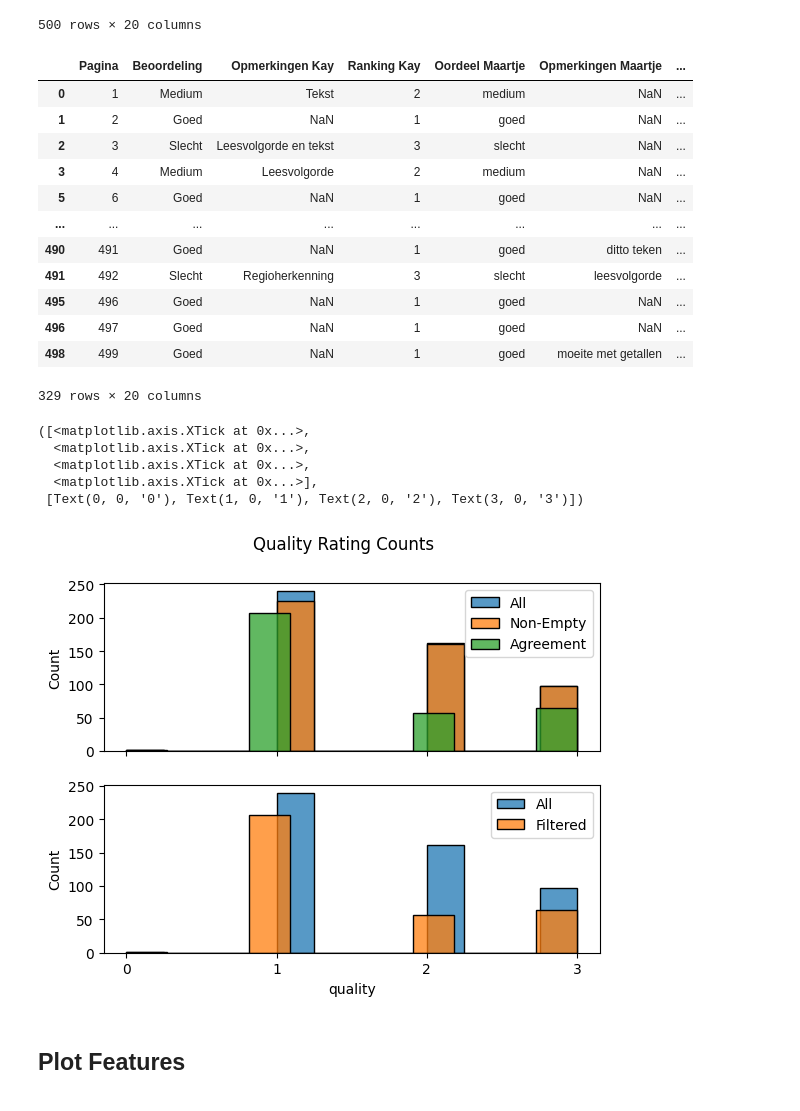
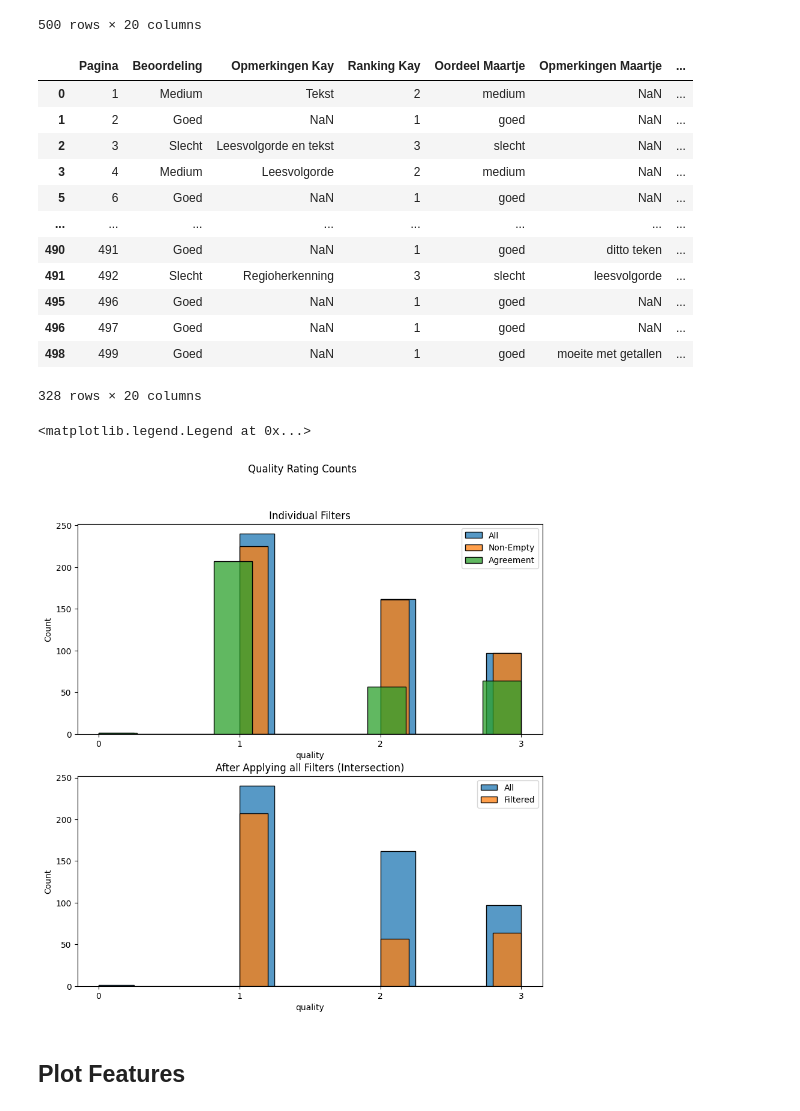
Before and after one commit to LAHTeR/nautilusocr, a Jupyter notebook: notebooks/quality.ipynb, the cells around one changed output. Saved outputs shown, nothing was run; the diff lists cells and outputs as text; code cells hidden in the pictures.

```diff
--- a/notebooks/quality.ipynb
+++ b/notebooks/quality.ipynb
@@ -442,7 +443,9 @@ assert PAGES_DIR.is_dir()
 # %%
 import pandas as pd
 
-judgements = pd.read_csv(JUDGEMENTS_FILE, index_col=0).rename({"Unnamed: 11": "url"}, axis="columns")
+judgements = pd.read_csv(JUDGEMENTS_FILE, index_col=0).rename(
+    {"Unnamed: 11": "url"}, axis="columns"
+)
 judgements
 # %% [output]
 |  | Pagina | Beoordeling | Opmerkingen Kay | Ranking Kay | Oordeel Maartje | Opmerkingen Maartje | ... |
@@ -505,7 +508,9 @@ judgements
 | 499 | 500 | Goed | NaN | 1 | medium | transcriptie | ... |
 500 rows × 13 columns
 # %%
-judgements["lines"] = judgements.pagexml.apply(lambda pagexml: [line.text for line in pagexml.get_lines()if line.text])
+judgements["lines"] = judgements.pagexml.apply(
+    lambda pagexml: [line.text for line in pagexml.get_lines() if line.text]
+)
 judgements
 # %% [output]
 |  | Pagina | Beoordeling | Opmerkingen Kay | Ranking Kay | Oordeel Maartje | Opmerkingen Maartje | ... |
@@ -659,13 +664,9 @@ judgements.iloc[judgements.quality.sort_values().index]
 | 171 | 172 | Slecht | Leesvolgorde | 3 | slecht | leesvolgorde | ... |
 500 rows × 20 columns
 # %%
-non_empty = judgements.loc[(judgements.text.str.len() > 0)]
+non_empty = judgements.loc[(judgements.text.str.len() > 0) & (judgements.Som > 0)]
 agreement = judgements.loc[judgements["Ranking Kay"] == judgements["Ranking Maartje"]]
 
-# filtered = judgements.loc[
-#     (judgements.text.str.len() > 0)
-#     & (judgements["Ranking Kay"] == judgements["Ranking Maartje"])
-# ]
 
 filtered = judgements.iloc[non_empty.index.intersection(agreement.index)]
 filtered
@@ -682,34 +683,34 @@ filtered
 | 495 | 496 | Goed | NaN | 1 | goed | NaN | ... |
 | 496 | 497 | Goed | NaN | 1 | goed | NaN | ... |
 | 498 | 499 | Goed | NaN | 1 | goed | moeite met getallen | ... |
-329 rows × 20 columns
+328 rows × 20 columns
 # %%
-fig, (ax1, ax2) = plt.subplots(nrows=2, sharex=True, sharey=True)
+fig, (ax1, ax2) = plt.subplots(nrows=2, figsize=(10, 10), sharex=False, sharey=True)
+
 
 fig.suptitle("Quality Rating Counts")
 
 sns.color_palette("tab10")
 
-#ax1.set_title("Filtering Steps")
+ax1.set_title("Individual Filters")
 sns.histplot(judgements.quality, label="All", ax=ax1)
 sns.histplot(non_empty.quality, label="Non-Empty", ax=ax1)
 sns.histplot(agreement.quality, label="Agreement", ax=ax1)
+plt.xticks(range(4))
 
-#ax2.set_title("Total")
+ax2.set_title("After Applying all Filters (Intersection)")
 sns.histplot(judgements.quality, label="All", ax=ax2)
 sns.histplot(filtered.quality, label="Filtered", ax=ax2)
 
+
+ax1.set_xticks(range(4))
+ax2.set_xticks(range(4))
+
 ax1.legend()
 ax2.legend()
-
-plt.xticks(range(4))
 # %% [output]
-([<matplotlib.axis.XTick at 0x...>,
-  <matplotlib.axis.XTick at 0x...>,
-  <matplotlib.axis.XTick at 0x...>,
-  <matplotlib.axis.XTick at 0x...>],
- [Text(0, 0, '0'), Text(1, 0, '1'), Text(2, 0, '2'), Text(3, 0, '3')])
+<matplotlib.legend.Legend at 0x...>
-[figure, old version]
+[figure, new version]
 # %% [markdown]
 ## Plot Features
 # %%
```
Also changed, not shown: parts of 34 cells of this notebook.
